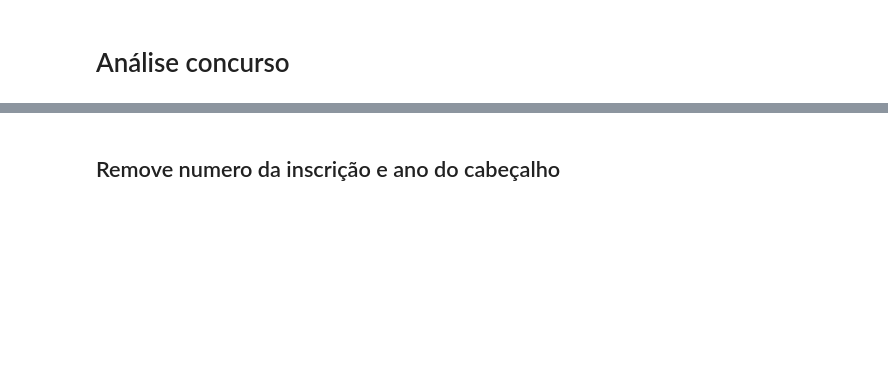
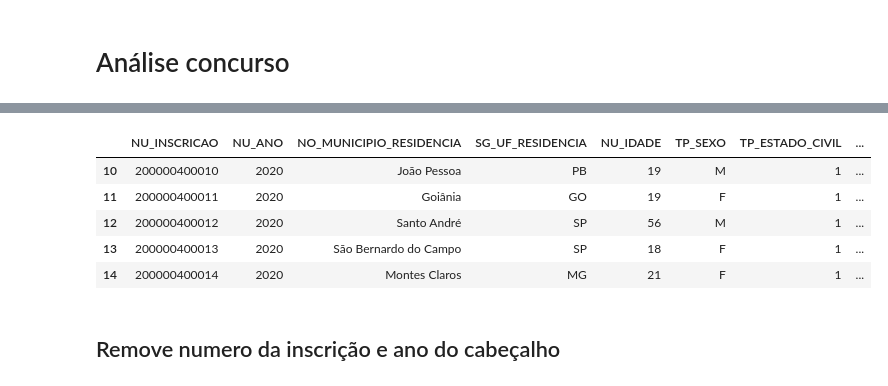
Before and after one commit to EliasJuk/data_analysis_with_python, a Jupyter notebook: analise_concurso.ipynb, the cells around one changed output, grey strips where cells are left out. Cells and saved outputs as stored; diff of their text form; code cells hidden in the pictures; blank space fills up the shorter version.

```diff
--- a/analise_concurso.ipynb
+++ b/analise_concurso.ipynb
@@ -9,5 +17,12 @@ data_concurso.head()
 # %%
-data_concurso[10:20]
+data_concurso[10:15]
+# %% [output]
+|  | NU_INSCRICAO | NU_ANO | NO_MUNICIPIO_RESIDENCIA | SG_UF_RESIDENCIA | NU_IDADE | TP_SEXO | TP_ESTADO_CIVIL | ... |
+| 10 | 200000400010 | 2020 | João Pessoa | PB | 19 | M | 1 | ... |
+| 11 | 200000400011 | 2020 | Goiânia | GO | 19 | F | 1 | ... |
+| 12 | 200000400012 | 2020 | Santo André | SP | 56 | M | 1 | ... |
+| 13 | 200000400013 | 2020 | São Bernardo do Campo | SP | 18 | F | 1 | ... |
+| 14 | 200000400014 | 2020 | Montes Claros | MG | 21 | F | 1 | ... |
 # %% [markdown]
 ## Remove numero da inscrição e ano do cabeçalho
 # %%
```
Also changed, not shown: parts of 43 cells of this notebook.
